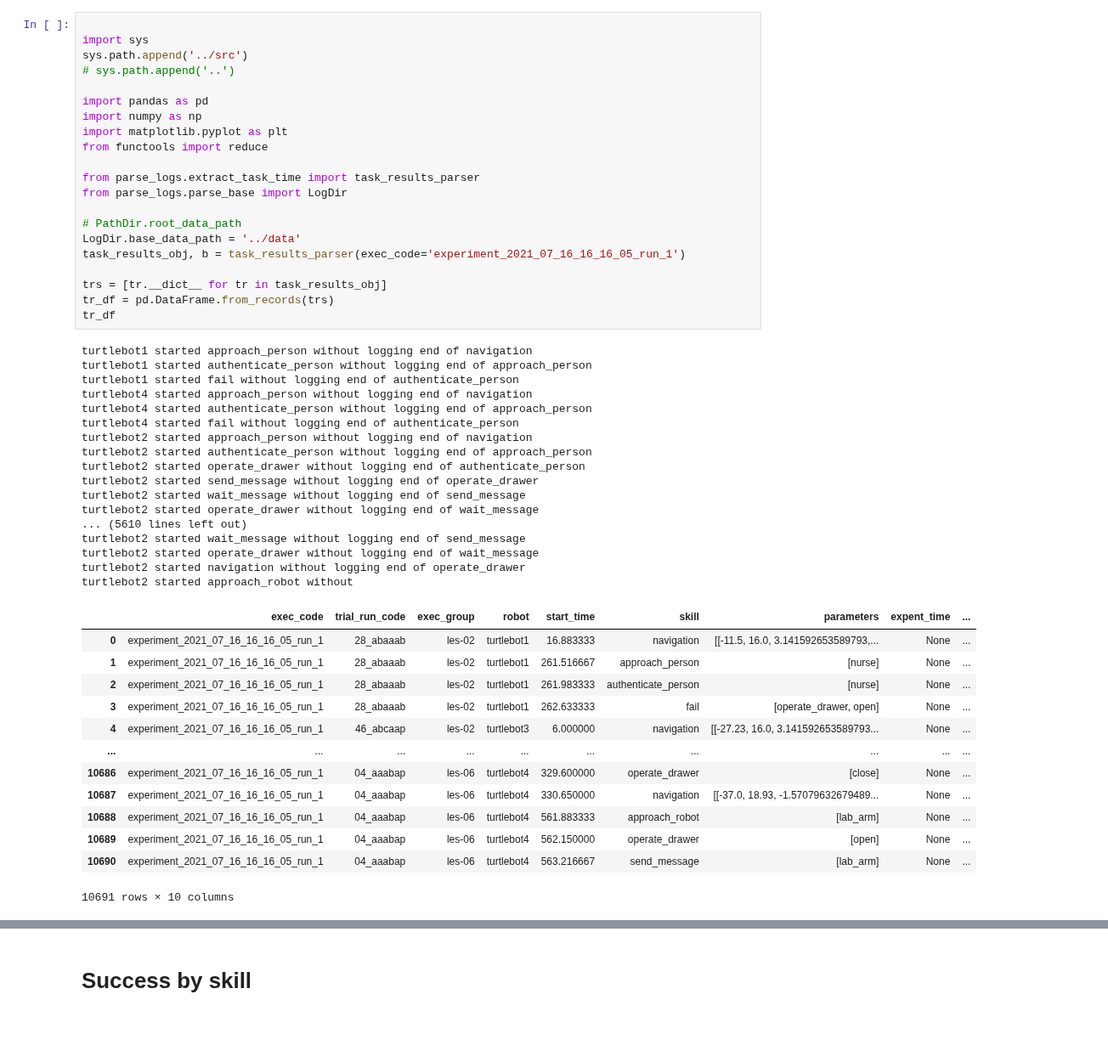
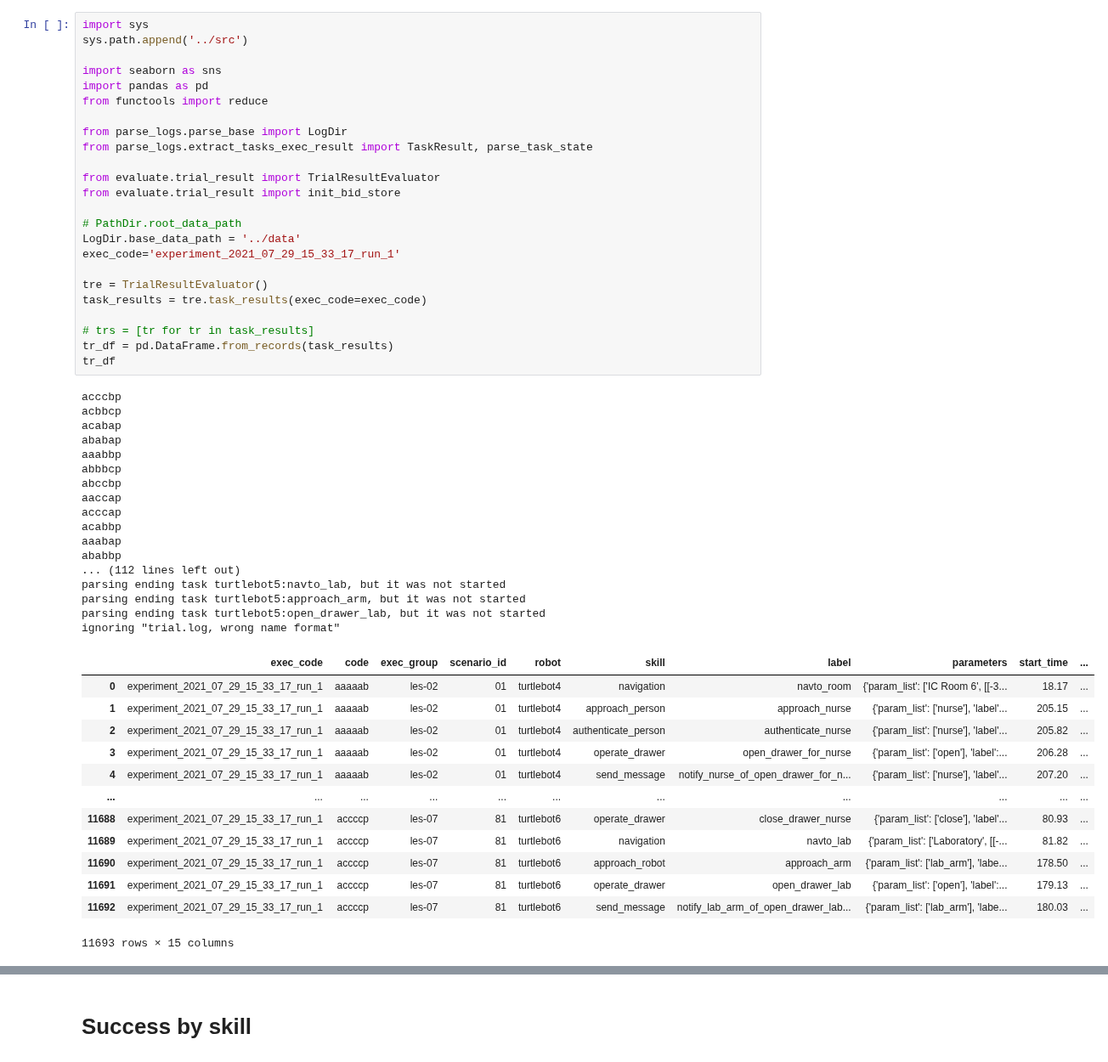
Before and after one commit to VicenteMoraes/hmrs_analysis, a Jupyter notebook: notebooks/Task_Results.ipynb, the cells around one changed output, grey strips where cells are left out. Shown at 85% size. Cells and saved outputs as stored; diff of their text form; blank space fills up the shorter version.

```diff
--- a/notebooks/Task_Results.ipynb
+++ b/notebooks/Task_Results.ipynb
@@ -1,52 +1,55 @@
 # %%
-
 import sys
 sys.path.append('../src')
-# sys.path.append('..')
 
+import seaborn as sns
 import pandas as pd
-import numpy as np
-import matplotlib.pyplot as plt
 from functools import reduce
 
-from parse_logs.extract_task_time import task_results_parser
 from parse_logs.parse_base import LogDir
+from parse_logs.extract_tasks_exec_result import TaskResult, parse_task_state
+
+from evaluate.trial_result import TrialResultEvaluator
+from evaluate.trial_result import init_bid_store
 
 # PathDir.root_data_path
 LogDir.base_data_path = '../data'
-task_results_obj, b = task_results_parser(exec_code='experiment_2021_07_16_16_16_05_run_1')
+exec_code='experiment_2021_07_29_15_33_17_run_1'
 
-trs = [tr.__dict__ for tr in task_results_obj]
-tr_df = pd.DataFrame.from_records(trs)
+tre = TrialResultEvaluator()
+task_results = tre.task_results(exec_code=exec_code)
+
+# trs = [tr for tr in task_results]
+tr_df = pd.DataFrame.from_records(task_results)
 tr_df
 # %% [output]
-turtlebot1 started approach_person without logging end of navigation
-turtlebot1 started authenticate_person without logging end of approach_person
-turtlebot1 started fail without logging end of authenticate_person
-turtlebot4 started approach_person without logging end of navigation
-turtlebot4 started authenticate_person without logging end of approach_person
-turtlebot4 started fail without logging end of authenticate_person
-turtlebot2 started approach_person without logging end of navigation
-turtlebot2 started authenticate_person without logging end of approach_person
-turtlebot2 started operate_drawer without logging end of authenticate_person
-turtlebot2 started send_message without logging end of operate_drawer
-turtlebot2 started wait_message without logging end of send_message
-turtlebot2 started operate_drawer without logging end of wait_message
-... (5610 lines left out)
-turtlebot2 started wait_message without logging end of send_message
-turtlebot2 started operate_drawer without logging end of wait_message
-turtlebot2 started navigation without logging end of operate_drawer
-turtlebot2 started approach_robot without
+acccbp
+acbbcp
+acabap
+ababap
+aaabbp
+abbbcp
+abccbp
+aaccap
+acccap
+acabbp
+aaabap
+ababbp
+... (112 lines left out)
+parsing ending task turtlebot5:navto_lab, but it was not started
+parsing ending task turtlebot5:approach_arm, but it was not started
+parsing ending task turtlebot5:open_drawer_lab, but it was not started
+ignoring "trial.log, wrong name format"
-|  | exec_code | trial_run_code | exec_group | robot | start_time | skill | parameters | expent_time | ... |
-| 0 | experiment_2021_07_16_16_16_05_run_1 | 28_abaaab | les-02 | turtlebot1 | 16.883333 | navigation | [[-11.5, 16.0, 3.141592653589793,... | None | ... |
-| 1 | experiment_2021_07_16_16_16_05_run_1 | 28_abaaab | les-02 | turtlebot1 | 261.516667 | approach_person | [nurse] | None | ... |
-| 2 | experiment_2021_07_16_16_16_05_run_1 | 28_abaaab | les-02 | turtlebot1 | 261.983333 | authenticate_person | [nurse] | None | ... |
-| 3 | experiment_2021_07_16_16_16_05_run_1 | 28_abaaab | les-02 | turtlebot1 | 262.633333 | fail | [operate_drawer, open] | None | ... |
-| 4 | experiment_2021_07_16_16_16_05_run_1 | 46_abcaap | les-02 | turtlebot3 | 6.000000 | navigation | [[-27.23, 16.0, 3.141592653589793... | None | ... |
-| ... | ... | ... | ... | ... | ... | ... | ... | ... | ... |
-| 10686 | experiment_2021_07_16_16_16_05_run_1 | 04_aaabap | les-06 | turtlebot4 | 329.600000 | operate_drawer | [close] | None | ... |
-| 10687 | experiment_2021_07_16_16_16_05_run_1 | 04_aaabap | les-06 | turtlebot4 | 330.650000 | navigation | [[-37.0, 18.93, -1.57079632679489... | None | ... |
-| 10688 | experiment_2021_07_16_16_16_05_run_1 | 04_aaabap | les-06 | turtlebot4 | 561.883333 | approach_robot | [lab_arm] | None | ... |
-| 10689 | experiment_2021_07_16_16_16_05_run_1 | 04_aaabap | les-06 | turtlebot4 | 562.150000 | operate_drawer | [open] | None | ... |
-| 10690 | experiment_2021_07_16_16_16_05_run_1 | 04_aaabap | les-06 | turtlebot4 | 563.216667 | send_message | [lab_arm] | None | ... |
+|  | exec_code | code | exec_group | scenario_id | robot | skill | label | parameters | start_time | ... |
+| 0 | experiment_2021_07_29_15_33_17_run_1 | aaaaab | les-02 | 01 | turtlebot4 | navigation | navto_room | {'param_list': ['IC Room 6', [[-3... | 18.17 | ... |
+| 1 | experiment_2021_07_29_15_33_17_run_1 | aaaaab | les-02 | 01 | turtlebot4 | approach_person | approach_nurse | {'param_list': ['nurse'], 'label'... | 205.15 | ... |
+| 2 | experiment_2021_07_29_15_33_17_run_1 | aaaaab | les-02 | 01 | turtlebot4 | authenticate_person | authenticate_nurse | {'param_list': ['nurse'], 'label'... | 205.82 | ... |
+| 3 | experiment_2021_07_29_15_33_17_run_1 | aaaaab | les-02 | 01 | turtlebot4 | operate_drawer | open_drawer_for_nurse | {'param_list': ['open'], 'label':... | 206.28 | ... |
+| 4 | experiment_2021_07_29_15_33_17_run_1 | aaaaab | les-02 | 01 | turtlebot4 | send_message | notify_nurse_of_open_drawer_for_n... | {'param_list': ['nurse'], 'label'... | 207.20 | ... |
+| ... | ... | ... | ... | ... | ... | ... | ... | ... | ... | ... |
+| 11688 | experiment_2021_07_29_15_33_17_run_1 | accccp | les-07 | 81 | turtlebot6 | operate_drawer | close_drawer_nurse | {'param_list': ['close'], 'label'... | 80.93 | ... |
+| 11689 | experiment_2021_07_29_15_33_17_run_1 | accccp | les-07 | 81 | turtlebot6 | navigation | navto_lab | {'param_list': ['Laboratory', [[-... | 81.82 | ... |
+| 11690 | experiment_2021_07_29_15_33_17_run_1 | accccp | les-07 | 81 | turtlebot6 | approach_robot | approach_arm | {'param_list': ['lab_arm'], 'labe... | 178.50 | ... |
+| 11691 | experiment_2021_07_29_15_33_17_run_1 | accccp | les-07 | 81 | turtlebot6 | operate_drawer | open_drawer_lab | {'param_list': ['open'], 'label':... | 179.13 | ... |
+| 11692 | experiment_2021_07_29_15_33_17_run_1 | accccp | les-07 | 81 | turtlebot6 | send_message | notify_lab_arm_of_open_drawer_lab... | {'param_list': ['lab_arm'], 'labe... | 180.03 | ... |
-10691 rows × 10 columns
+11693 rows × 15 columns
```
Also changed, not shown: parts of 29 cells of this notebook, 24 other files.
